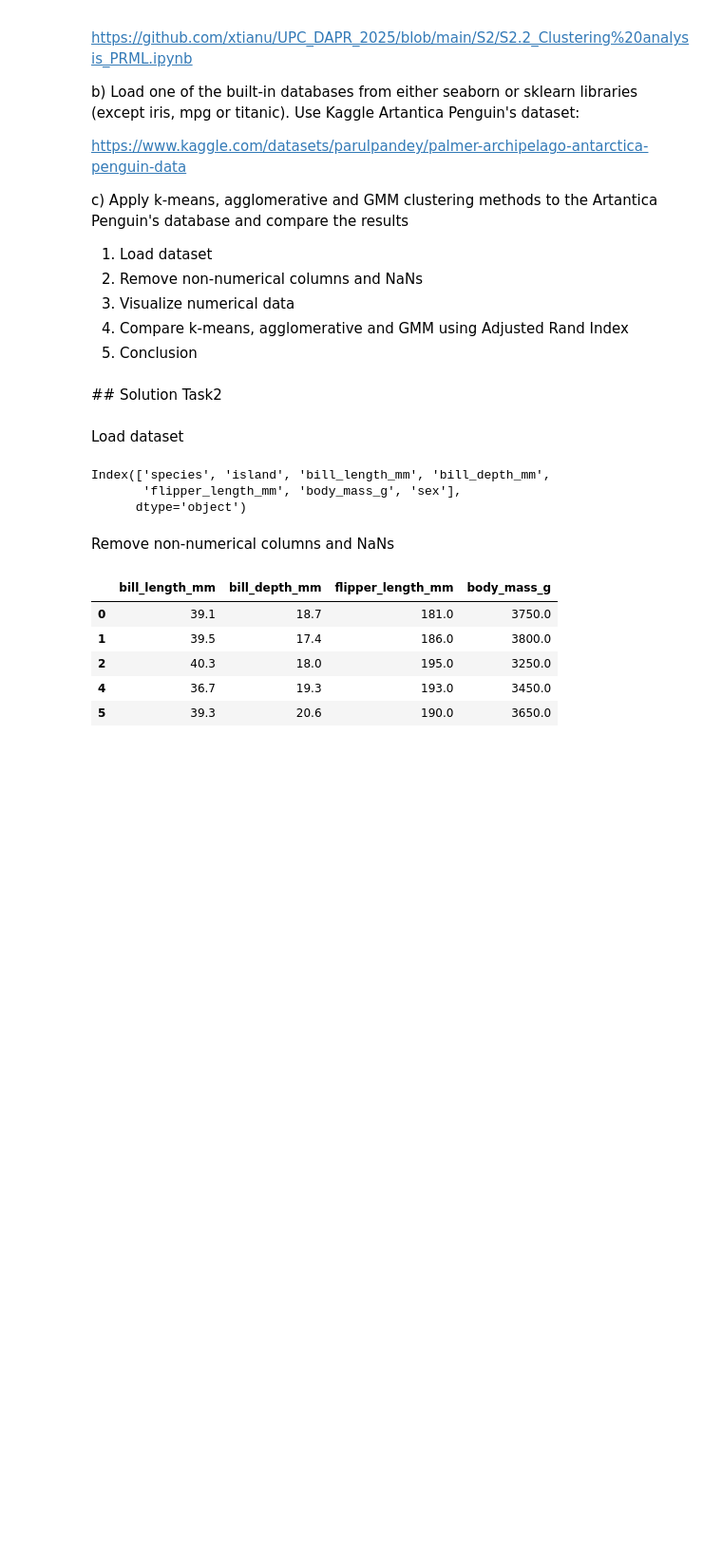
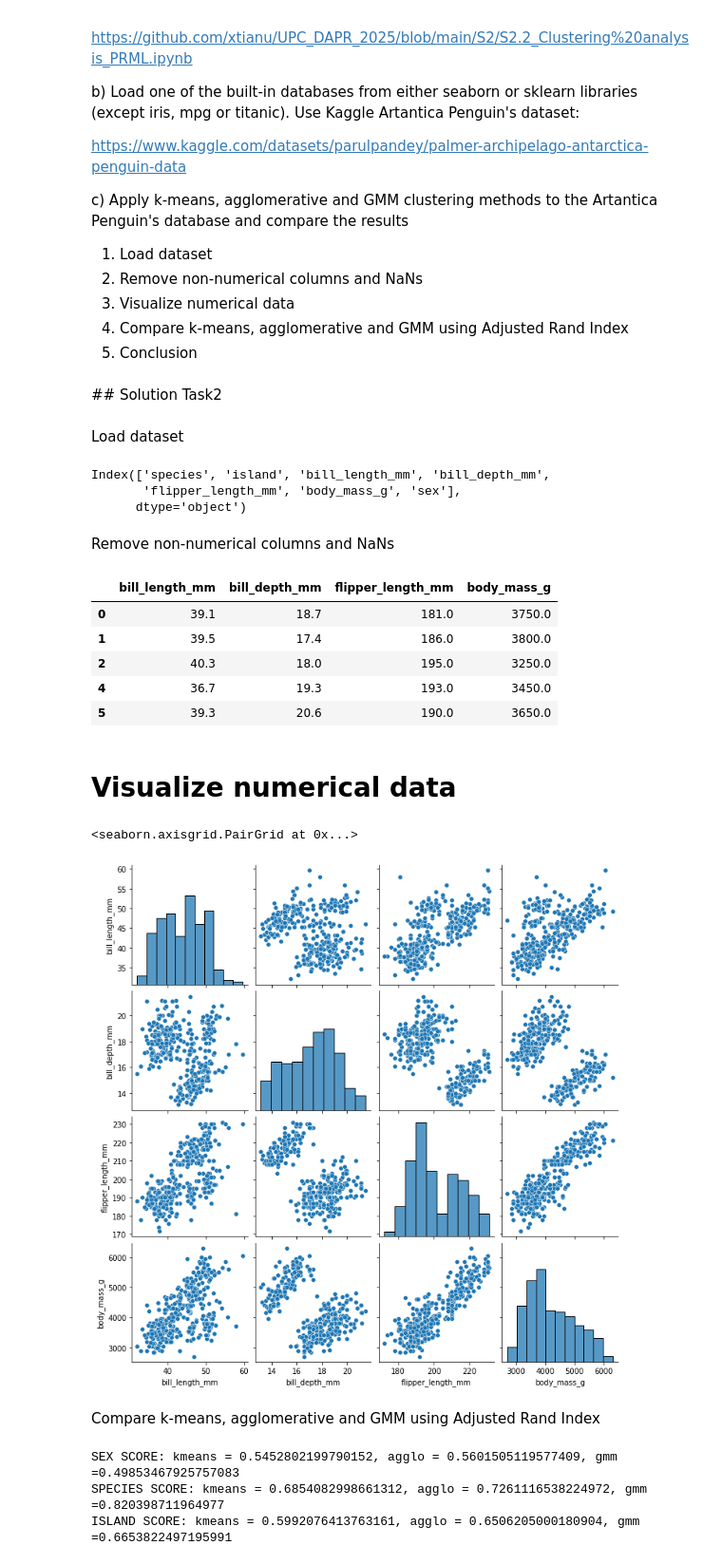
Before and after one commit to xtianu/UPC_DAPR_2025, a Jupyter notebook: S2/Exercise/Exercise_1_DataAnalysis_and_Clustering_solution.ipynb, the cells around one changed output. Shown at 95% size. Saved outputs shown, nothing was run; the diff lists cells and outputs as text; code cells hidden in the pictures; blank space fills up the shorter version.

```diff
--- a/S2/Exercise/Exercise_1_DataAnalysis_and_Clustering_solution.ipynb
+++ b/S2/Exercise/Exercise_1_DataAnalysis_and_Clustering_solution.ipynb
@@ -67,3 +67,41 @@ df2.head()
 | 2 | 40.3 | 18.0 | 195.0 | 3250.0 |
 | 4 | 36.7 | 19.3 | 193.0 | 3450.0 |
 | 5 | 39.3 | 20.6 | 190.0 | 3650.0 |
+# %% [markdown]
+# Visualize numerical data
+# %%
+sns.pairplot(df2)
+# %% [output]
+<seaborn.axisgrid.PairGrid at 0x...>
+[figure, added]
+# %% [markdown]
+Compare k-means, agglomerative and GMM using Adjusted Rand Index
+# %%
+from sklearn import mixture
+from sklearn.cluster import AgglomerativeClustering
+from sklearn.cluster import KMeans
+from sklearn.metrics.cluster import rand_score
+
+kmeans_clust = KMeans(n_clusters=3).fit_predict(df2)
+gmm_clust = mixture.GaussianMixture(n_components=2,covariance_type='full').fit_predict(df2)
+agglo_clust = AgglomerativeClustering(n_clusters=3).fit_predict(df2)
+
+rand_kmeans_sex = rand_score(df1['sex'].values,kmeans_clust)
+rand_kmeans_species = rand_score(df1['species'].values,kmeans_clust)
+rand_kmeans_island = rand_score(df1['island'].values,kmeans_clust)
+
+rand_agglo_sex = rand_score(df1['sex'].values,agglo_clust)
+rand_agglo_species = rand_score(df1['species'].values,agglo_clust)
+rand_agglo_island = rand_score(df1['island'].values,agglo_clust)
+
+rand_gmm_sex = rand_score(df1['sex'].values,gmm_clust)
+rand_gmm_species = rand_score(df1['species'].values,gmm_clust)
+rand_gmm_island = rand_score(df1['island'].values,gmm_clust)
+
+print('SEX SCORE: kmeans = {}, agglo = {}, gmm ={}'.format(rand_kmeans_sex,rand_agglo_sex,rand_gmm_sex))
+print('SPECIES SCORE: kmeans = {}, agglo = {}, gmm ={}'.format(rand_kmeans_species,rand_agglo_species,rand_gmm_species))
+print('ISLAND SCORE: kmeans = {}, agglo = {}, gmm ={}'.format(rand_kmeans_island,rand_agglo_island,rand_gmm_island))
+# %% [output]
+SEX SCORE: kmeans = 0.5452802199790152, agglo = 0.5601505119577409, gmm =0.49853467925757083
+SPECIES SCORE: kmeans = 0.6854082998661312, agglo = 0.7261116538224972, gmm =0.820398711964977
+ISLAND SCORE: kmeans = 0.5992076413763161, agglo = 0.6506205000180904, gmm =0.6653822497195991
```
Also changed, not shown: parts of 1 cell of this notebook.
